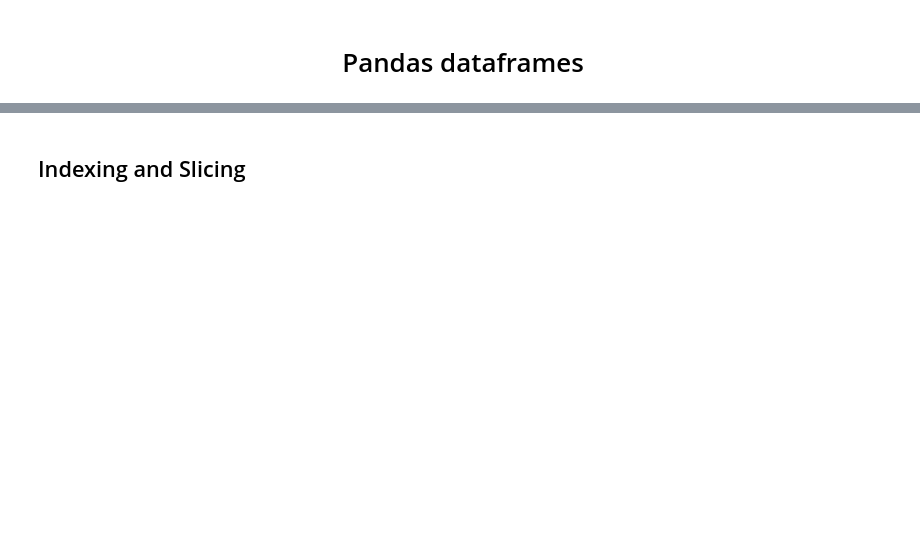
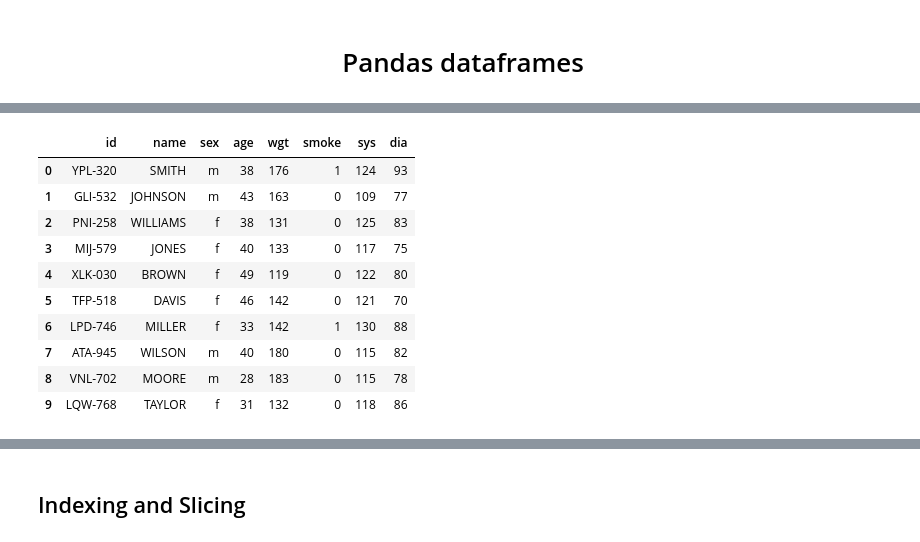
Before and after one commit to marcio-mourao/Data-Processing-and-Visualization-in-Python, a Jupyter notebook: Workshop.ipynb, the cells around one changed output, grey strips where cells are left out. Drawn from its saved outputs; the diff is of its cells as text; code cells hidden in the pictures; blank space fills up the shorter version.

```diff
--- a/Workshop.ipynb
+++ b/Workshop.ipynb
@@ -151,6 +222,18 @@ patients.dtypes
 # %%
 #Displays first lines of the dataframe
-patients.head()
+patients.head(10)
+# %% [output]
+|  | id | name | sex | age | wgt | smoke | sys | dia |
+| 0 | YPL-320 | SMITH | m | 38 | 176 | 1 | 124 | 93 |
+| 1 | GLI-532 | JOHNSON | m | 43 | 163 | 0 | 109 | 77 |
+| 2 | PNI-258 | WILLIAMS | f | 38 | 131 | 0 | 125 | 83 |
+| 3 | MIJ-579 | JONES | f | 40 | 133 | 0 | 117 | 75 |
+| 4 | XLK-030 | BROWN | f | 49 | 119 | 0 | 122 | 80 |
+| 5 | TFP-518 | DAVIS | f | 46 | 142 | 0 | 121 | 70 |
+| 6 | LPD-746 | MILLER | f | 33 | 142 | 1 | 130 | 88 |
+| 7 | ATA-945 | WILSON | m | 40 | 180 | 0 | 115 | 82 |
+| 8 | VNL-702 | MOORE | m | 28 | 183 | 0 | 115 | 78 |
+| 9 | LQW-768 | TAYLOR | f | 31 | 132 | 0 | 118 | 86 |
 # %%
 #Displays last lines of the dataframe
 patients.tail(3)
```
Also changed, not shown: parts of 61 cells of this notebook.
